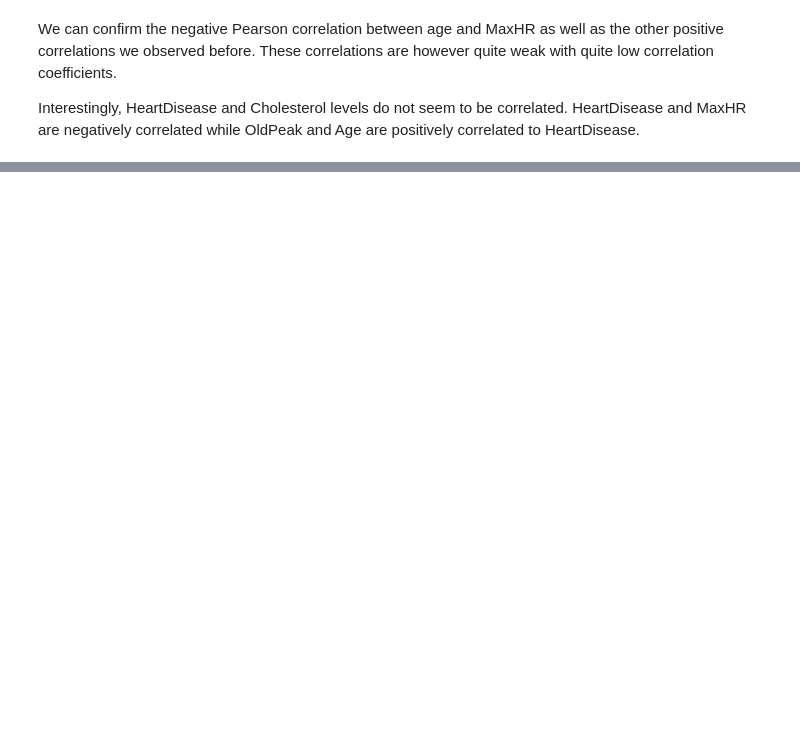
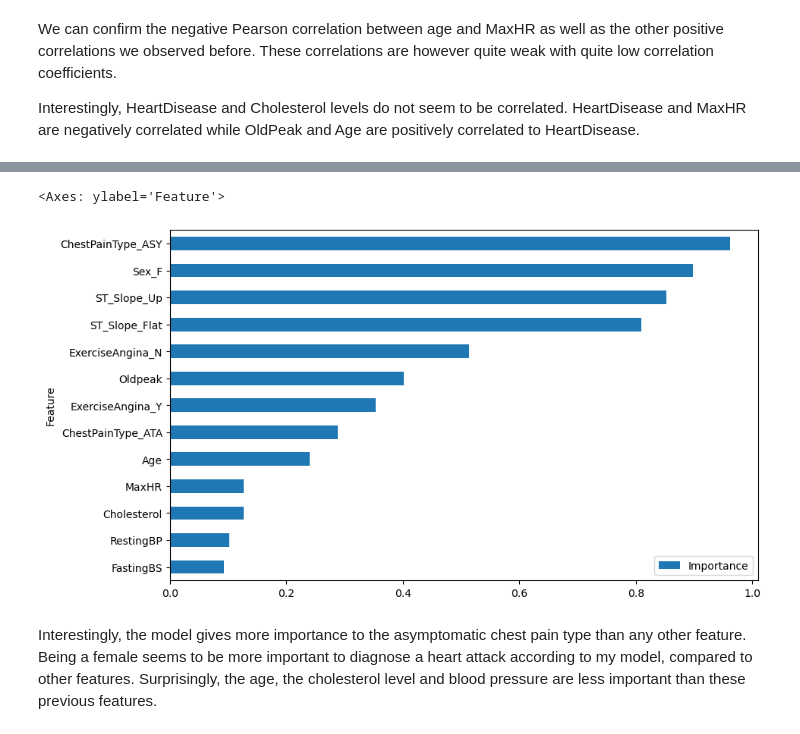
Before and after one commit to FoMelanie/Github_tutorial, a Jupyter notebook: Heart_Attack_prediction_example_project.ipynb, the cells around one changed output, grey strips where cells are left out. Saved outputs shown, nothing was run; the diff lists cells and outputs as text; code cells hidden in the pictures; blank space fills up the shorter version.

```diff
--- a/Heart_Attack_prediction_example_project.ipynb
+++ b/Heart_Attack_prediction_example_project.ipynb
@@ -295,0 +532,4 @@ Interestingly, HeartDisease and Cholesterol levels do not seem to be correlated.
+# %%
+# Get all features names including those obtained after one hot encoding
+list_features = best_clf.named_steps["preprocessor"].get_feature_names_out().tolist()
+list_features
@@ -295,0 +550,4 @@ Interestingly, HeartDisease and Cholesterol levels do not seem to be correlated.
+# %%
+# Clean the features list
+list_features_clean = [i.split("__", 1)[1] for i in list_features]
+list_features_clean
@@ -295,0 +568,16 @@ Interestingly, HeartDisease and Cholesterol levels do not seem to be correlated.
+# %%
+# Get the associated coefficients
+coefficients = best_clf["classifier"].coef_
+# %%
+# Determine and plot features importance
+avg_importance = np.mean(np.abs(coefficients), axis=0)
+feature_importance = pd.DataFrame(
+    {"Feature": list_features_clean, "Importance": avg_importance}
+)
+feature_importance = feature_importance.sort_values("Importance", ascending=True)
+feature_importance.plot(x="Feature", y="Importance", kind="barh", figsize=(10, 6))
+# %% [output]
+<Axes: ylabel='Feature'>
+[figure, added]
+# %% [markdown]
+Interestingly, the model gives more importance to the asymptomatic chest pain type than any other feature. Being a female seems to be more important to diagnose a heart attack according to my model, compared to other features. Surprisingly, the age, the cholesterol level and blood pressure are less important than these previous features.
```
Also changed, not shown: parts of 48 cells of this notebook.
